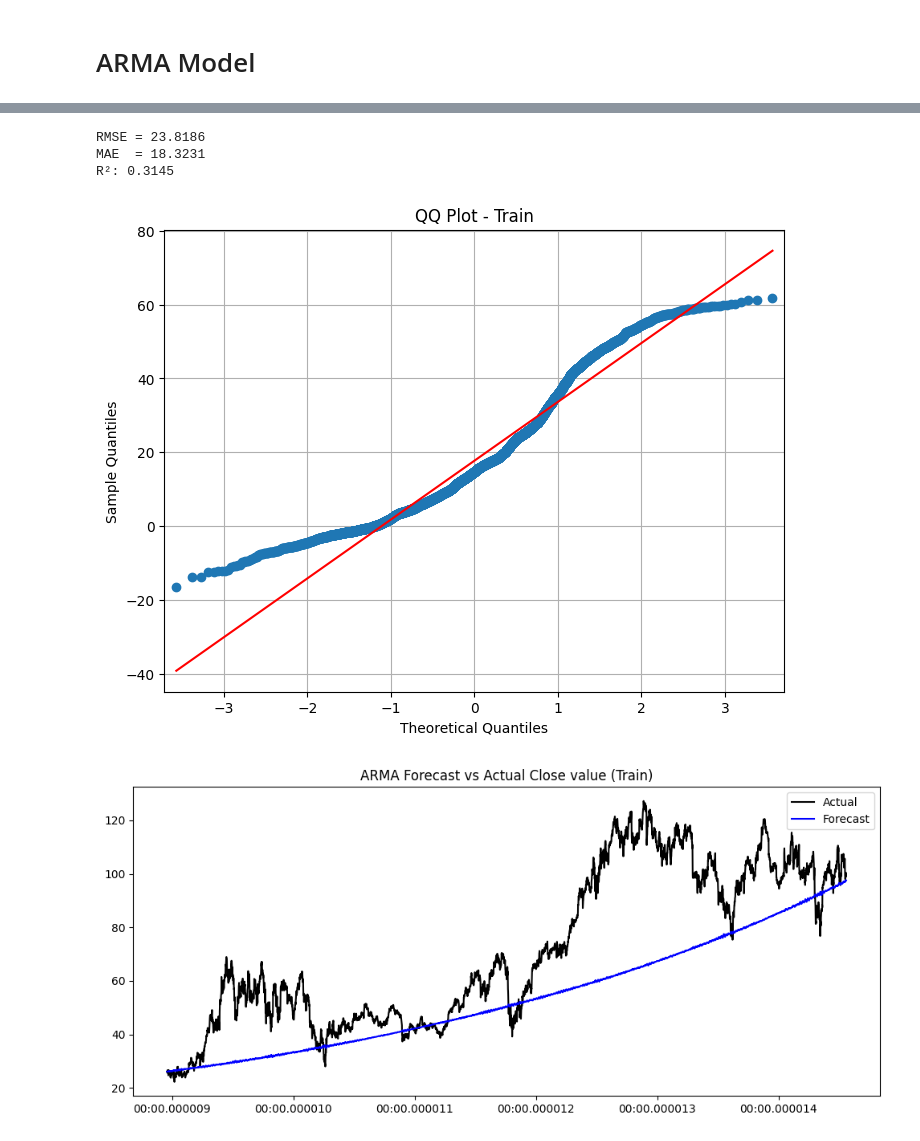
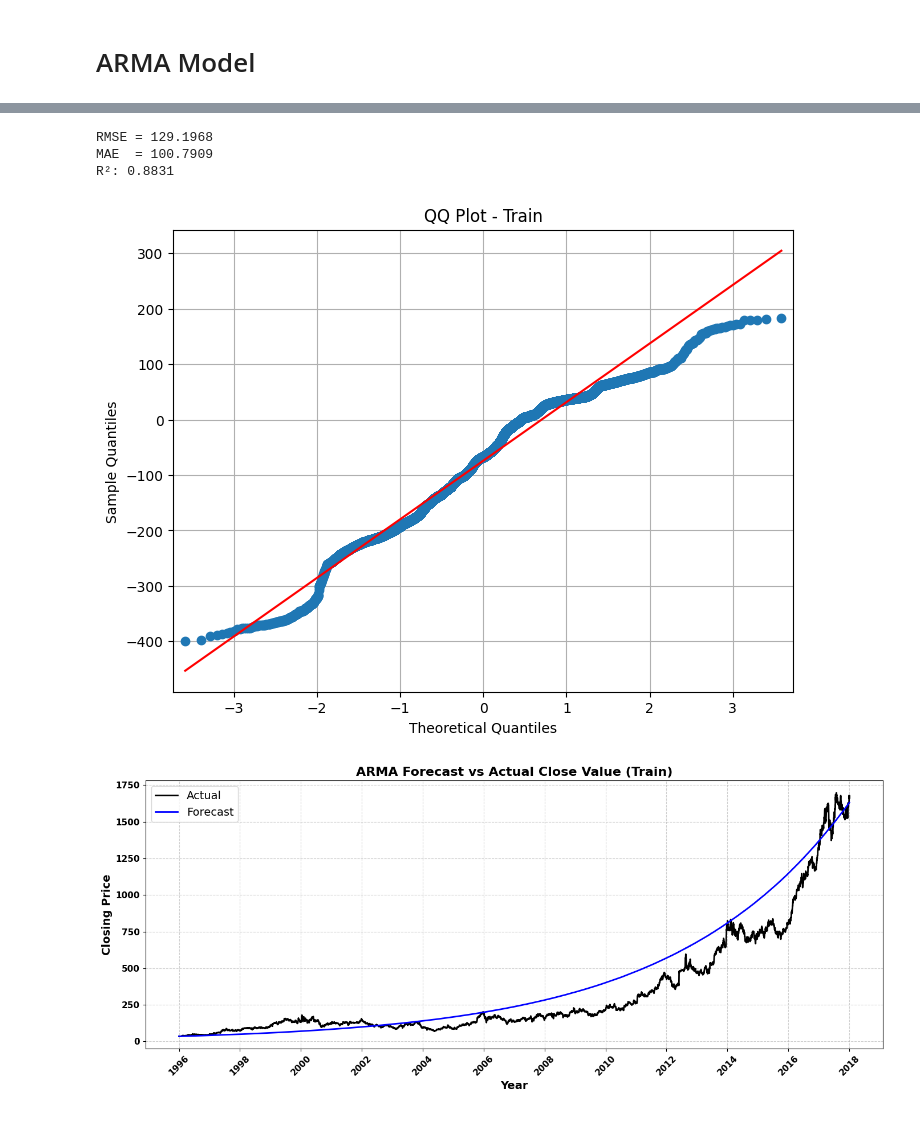
Before and after one commit to git-ankuryadav/Stock-Price-Prediction, a Jupyter notebook: final-ARMA.ipynb, the cells around one changed output, grey strips where cells are left out. Cells and saved outputs as stored; diff of their text form; code cells hidden in the pictures.

Commit message:
plots refined

```diff
--- a/final-ARMA.ipynb
+++ b/final-ARMA.ipynb
@@ -11,8 +11,8 @@ from sklearn.metrics import mean_squared_error, r2_score, mean_absolute_error
 # %% [markdown]
 # Reading the data
 # %%
-df = pd.read_csv("dataFiles/IBM.csv")
-df = df.tail(7000)
+df = pd.read_csv("dataFiles/HINDUNILVR_cleaned.csv")
+# df = df.tail(7000)
 
 df = df[['Close','Open','Date']]
 df['LogReturn'] = np.log(df['Close'] / df['Close'].shift(1))
@@ -176,7 +170,7 @@ series.index = pd.to_datetime(series.index)
 split = int(len(series) * 0.8)
 train, test = series[:split], series[split:]
 
-model = ARIMA(train, order=(10,0,10))  # Order can be tuned here
+model = ARIMA(train, order=(2,0,2))  # Order can be tuned here
 fitted_model = model.fit()
 print(fitted_model.summary())
 # %% [output]
@@ -229,36 +223,59 @@ first_close = df['Close'].iloc[0]
 
 # Reconstruct the Close prices
 recClose = first_close * np.exp(predict.cumsum())
+recClose = pd.Series(recClose, index=train_close.index[1:])  # or appropriate slice
 # %%
 eval_df = pd.DataFrame({'actual': train_close.dropna(), 'predicted': recClose.dropna()}).dropna()
 
 rmse = np.sqrt(mean_squared_error(eval_df['actual'], eval_df['predicted']))
 mae = mean_absolute_error(eval_df['actual'], eval_df['predicted'])
 directional_accuracy = (np.sign(eval_df['actual']) == np.sign(eval_df['predicted'])).mean()
 r2_forecast = r2_score(eval_df['actual'], eval_df['predicted'])
 
 
 print(f"RMSE = {rmse:.4f}")
 print(f"MAE  = {mae:.4f}")
 # print(f"Directional Accuracy = {directional_accuracy:.2%}")
 print(f'R²: {r2_forecast:.4f}')
 
 residuals = eval_df['actual'] - eval_df['predicted']
 plt.figure(figsize=(8, 6))
 qqplot(residuals, line='s', ax=plt.gca())
 plt.title('QQ Plot - Train')
 plt.grid(True)
 plt.show()
+import matplotlib.pyplot as plt
+import numpy as np
 
-plt.figure(figsize=(12,5))
-plt.plot( eval_df['actual'], label='Actual', color = 'black')
-plt.plot( eval_df['predicted'], label='Forecast', color = 'blue')
-plt.legend()
-plt.title('ARMA Forecast vs Actual Close value (Train)')
+# Create fake "years" for x-axis (adjust length to your data)
+years = np.arange(1996, 2020, 2)  # 1996 to 2025 in 2-year steps
+
+# Create evenly spaced tick positions for years
+tick_positions = np.linspace(0, len(eval_df)-1, len(years)).astype(int)
+
+# Plot
+plt.figure(figsize=(14, 6))
+plt.plot(eval_df['actual'].values, label='Actual', color='black', linewidth=2)
+plt.plot(eval_df['predicted'].values, label='Forecast', color='blue', linewidth=2)
+
+# Title and labels
+plt.title('ARMA Forecast vs Actual Close Value (Train)', fontsize=16, fontweight='semibold')
+plt.xlabel('Year', fontsize=14, fontweight='semibold')
+plt.ylabel('Closing Price', fontsize=14, fontweight='semibold')
+
+# Apply manual x-axis ticks and labels
+plt.xticks(tick_positions, years, fontsize=11, fontweight='bold', rotation=45)
+plt.yticks(fontsize=11, fontweight='bold')
+
+# Grid and legend
+plt.grid(True, linestyle='--', alpha=0.6)
+plt.legend(fontsize=14)
+
+plt.tight_layout()
 plt.show()
 # %% [output]
-RMSE = 23.8186
-MAE  = 18.3231
-R²: 0.3145
+RMSE = 129.1968
+MAE  = 100.7909
+R²: 0.8831
-[figure, old version]
+[figure, new version]
-[figure, old version]
+[figure, new version]
```
Also changed, not shown: parts of 11 cells of this notebook, 16 other files.
